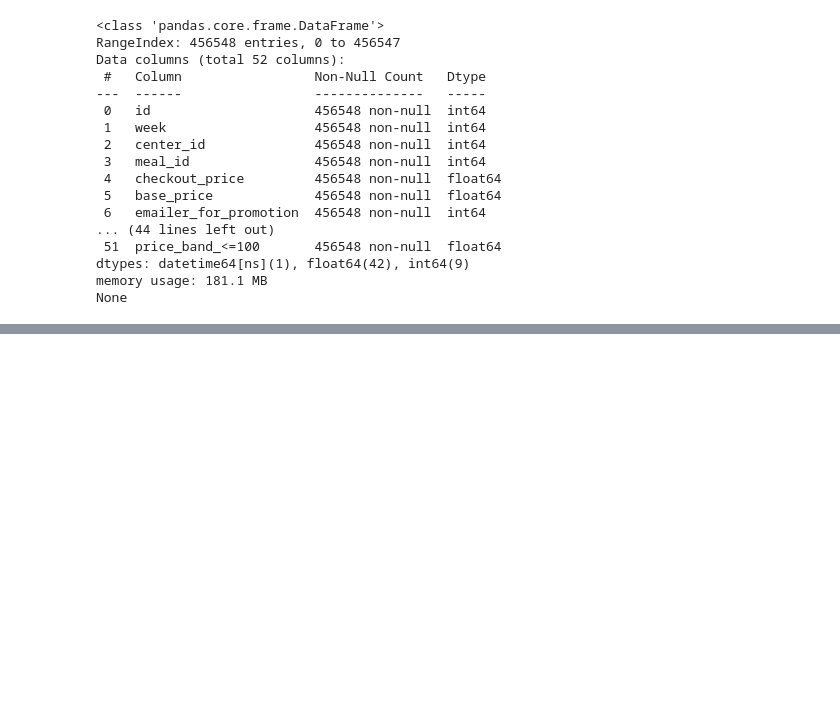
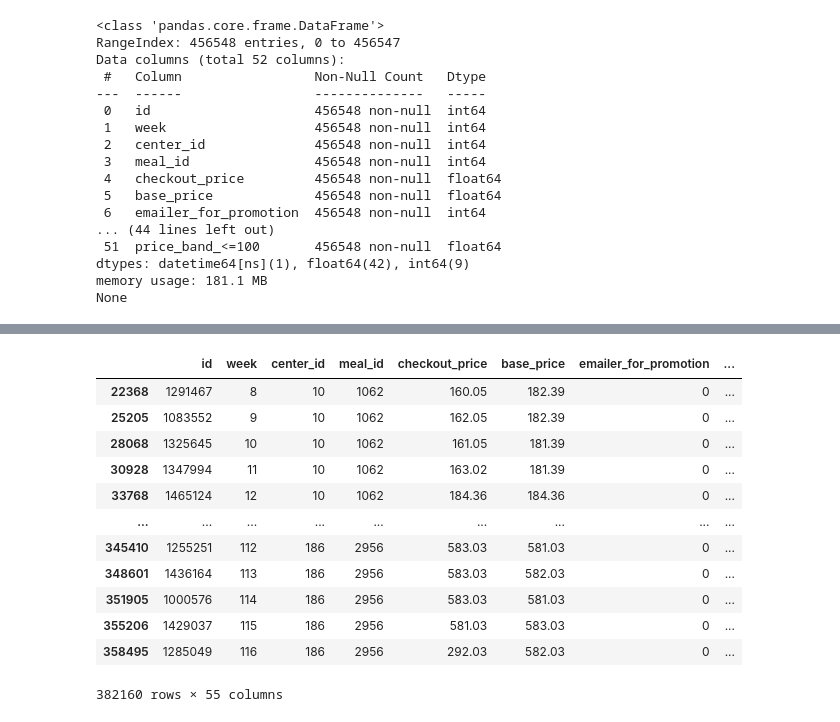
Before and after one commit to am1t-verma/AI_Demand_Forecasting_and_Inventory_Optimization, a Jupyter notebook: eda_food_demand_forecasting_v1.ipynb, the cells around one changed output, grey strips where cells are left out. Saved outputs shown, nothing was run; the diff lists cells and outputs as text; code cells hidden in the pictures; blank space fills up the shorter version.

```diff
--- a/eda_food_demand_forecasting_v1.ipynb
+++ b/eda_food_demand_forecasting_v1.ipynb
@@ -696,0 +825,16 @@ None
+# %%
+train
+# %% [output]
+|  | id | week | center_id | meal_id | checkout_price | base_price | emailer_for_promotion | ... |
+| 22368 | 1291467 | 8 | 10 | 1062 | 160.05 | 182.39 | 0 | ... |
+| 25205 | 1083552 | 9 | 10 | 1062 | 162.05 | 182.39 | 0 | ... |
+| 28068 | 1325645 | 10 | 10 | 1062 | 161.05 | 181.39 | 0 | ... |
+| 30928 | 1347994 | 11 | 10 | 1062 | 163.02 | 181.39 | 0 | ... |
+| 33768 | 1465124 | 12 | 10 | 1062 | 184.36 | 184.36 | 0 | ... |
+| ... | ... | ... | ... | ... | ... | ... | ... | ... |
+| 345410 | 1255251 | 112 | 186 | 2956 | 583.03 | 581.03 | 0 | ... |
+| 348601 | 1436164 | 113 | 186 | 2956 | 583.03 | 582.03 | 0 | ... |
+| 351905 | 1000576 | 114 | 186 | 2956 | 583.03 | 581.03 | 0 | ... |
+| 355206 | 1429037 | 115 | 186 | 2956 | 581.03 | 583.03 | 0 | ... |
+| 358495 | 1285049 | 116 | 186 | 2956 | 292.03 | 582.03 | 0 | ... |
+382160 rows × 55 columns
```
Also changed, not shown: parts of 21 cells of this notebook.
